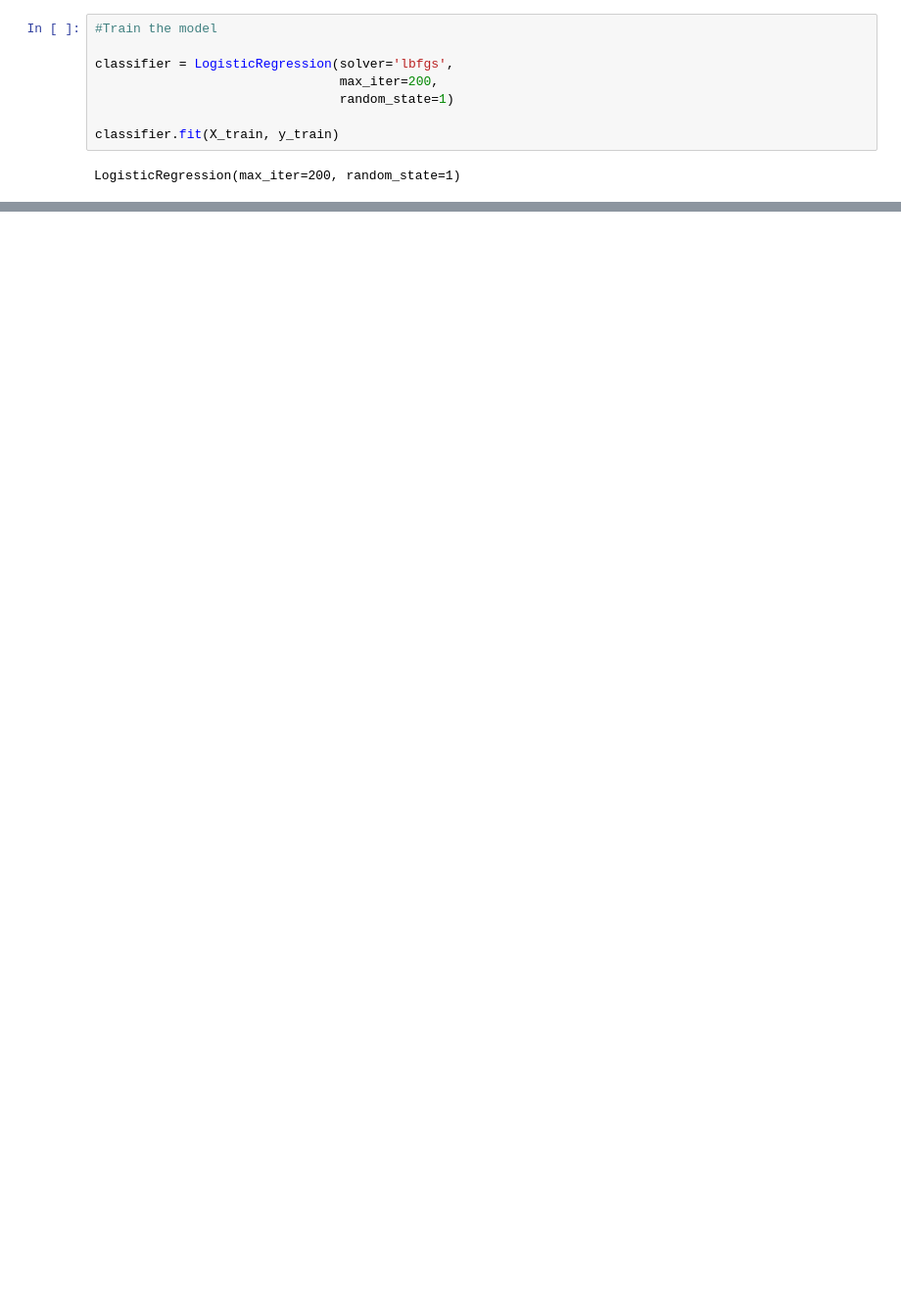
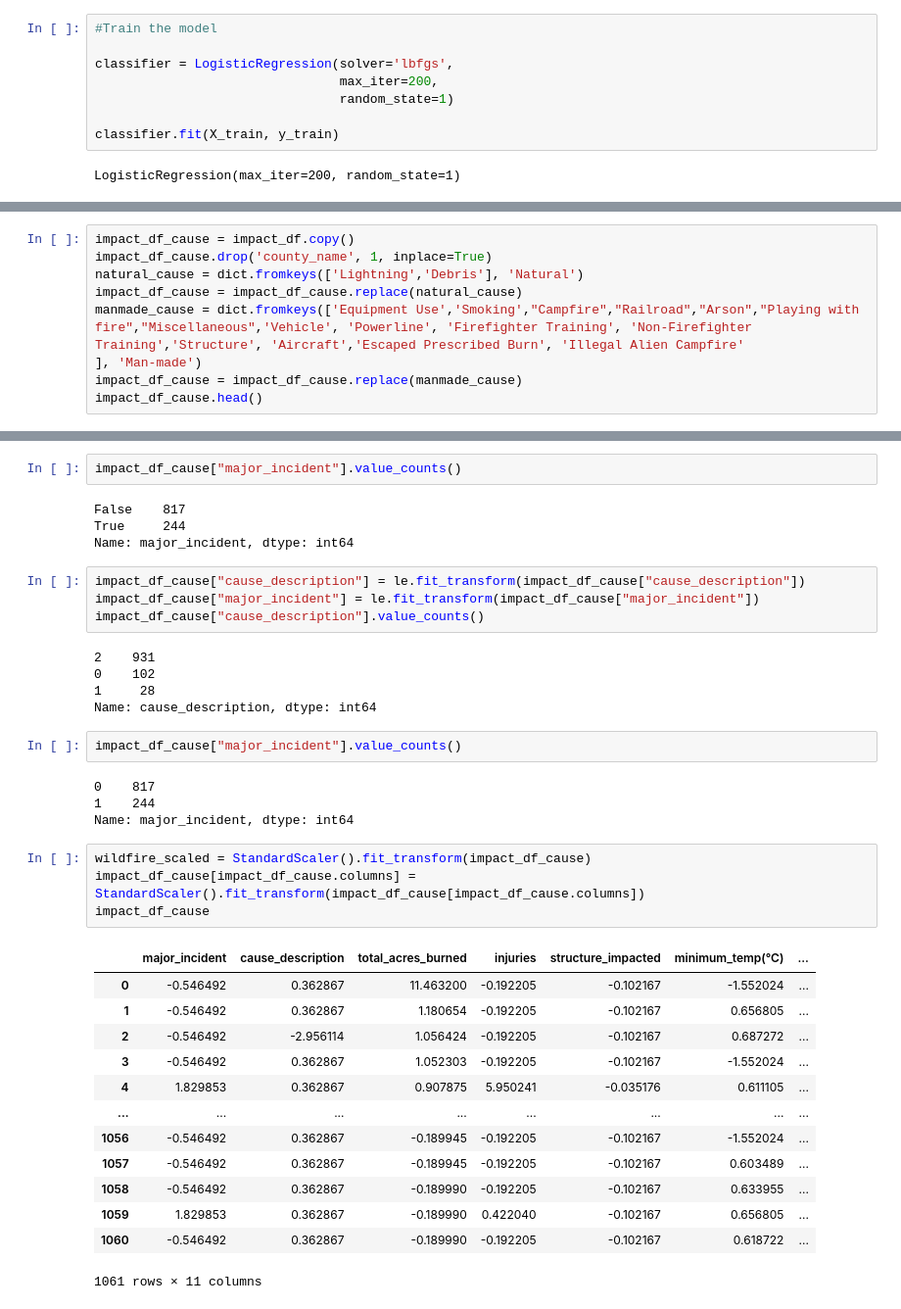
Before and after one commit to dhivyapadmanaban/California_Wildfires, a Jupyter notebook: ML/LogisticRegression.ipynb, the cells around one changed output, grey strips where cells are left out. Shown at 98% size. Drawn from its saved outputs; the diff is of its cells as text; blank space fills up the shorter version.

```diff
--- a/ML/LogisticRegression.ipynb
+++ b/ML/LogisticRegression.ipynb
@@ -158,0 +190,9 @@ weighted avg       0.87      0.84      0.81       269
+# %%
+impact_df_cause = impact_df.copy()
+impact_df_cause.drop('county_name', 1, inplace=True)
+natural_cause = dict.fromkeys(['Lightning','Debris'], 'Natural')
+impact_df_cause = impact_df_cause.replace(natural_cause)
+manmade_cause = dict.fromkeys(['Equipment Use','Smoking',"Campfire","Railroad","Arson","Playing with fire","Miscellaneous",'Vehicle', 'Powerline', 'Firefighter Training', 'Non-Firefighter Training','Structure', 'Aircraft','Escaped Prescribed Burn', 'Illegal Alien Campfire'
+], 'Man-made')
+impact_df_cause = impact_df_cause.replace(manmade_cause)
+impact_df_cause.head()
@@ -158,0 +214,39 @@ weighted avg       0.87      0.84      0.81       269
+# %%
+impact_df_cause["major_incident"].value_counts()
+# %% [output]
+False    817
+True     244
+Name: major_incident, dtype: int64
+# %%
+impact_df_cause["cause_description"] = le.fit_transform(impact_df_cause["cause_description"])
+impact_df_cause["major_incident"] = le.fit_transform(impact_df_cause["major_incident"])
+impact_df_cause["cause_description"].value_counts()
+# %% [output]
+2    931
+0    102
+1     28
+Name: cause_description, dtype: int64
+# %%
+impact_df_cause["major_incident"].value_counts()
+# %% [output]
+0    817
+1    244
+Name: major_incident, dtype: int64
+# %%
+wildfire_scaled = StandardScaler().fit_transform(impact_df_cause)
+impact_df_cause[impact_df_cause.columns] = StandardScaler().fit_transform(impact_df_cause[impact_df_cause.columns])
+impact_df_cause
+# %% [output]
+|  | major_incident | cause_description | total_acres_burned | injuries | structure_impacted | minimum_temp(°C) | ... |
+| 0 | -0.546492 | 0.362867 | 11.463200 | -0.192205 | -0.102167 | -1.552024 | ... |
+| 1 | -0.546492 | 0.362867 | 1.180654 | -0.192205 | -0.102167 | 0.656805 | ... |
+| 2 | -0.546492 | -2.956114 | 1.056424 | -0.192205 | -0.102167 | 0.687272 | ... |
+| 3 | -0.546492 | 0.362867 | 1.052303 | -0.192205 | -0.102167 | -1.552024 | ... |
+| 4 | 1.829853 | 0.362867 | 0.907875 | 5.950241 | -0.035176 | 0.611105 | ... |
+| ... | ... | ... | ... | ... | ... | ... | ... |
+| 1056 | -0.546492 | 0.362867 | -0.189945 | -0.192205 | -0.102167 | -1.552024 | ... |
+| 1057 | -0.546492 | 0.362867 | -0.189945 | -0.192205 | -0.102167 | 0.603489 | ... |
+| 1058 | -0.546492 | 0.362867 | -0.189990 | -0.192205 | -0.102167 | 0.633955 | ... |
+| 1059 | 1.829853 | 0.362867 | -0.189990 | 0.422040 | -0.102167 | 0.656805 | ... |
+| 1060 | -0.546492 | 0.362867 | -0.189990 | -0.192205 | -0.102167 | 0.618722 | ... |
+1061 rows × 11 columns
```
Also changed, not shown: parts of 28 cells of this notebook.
